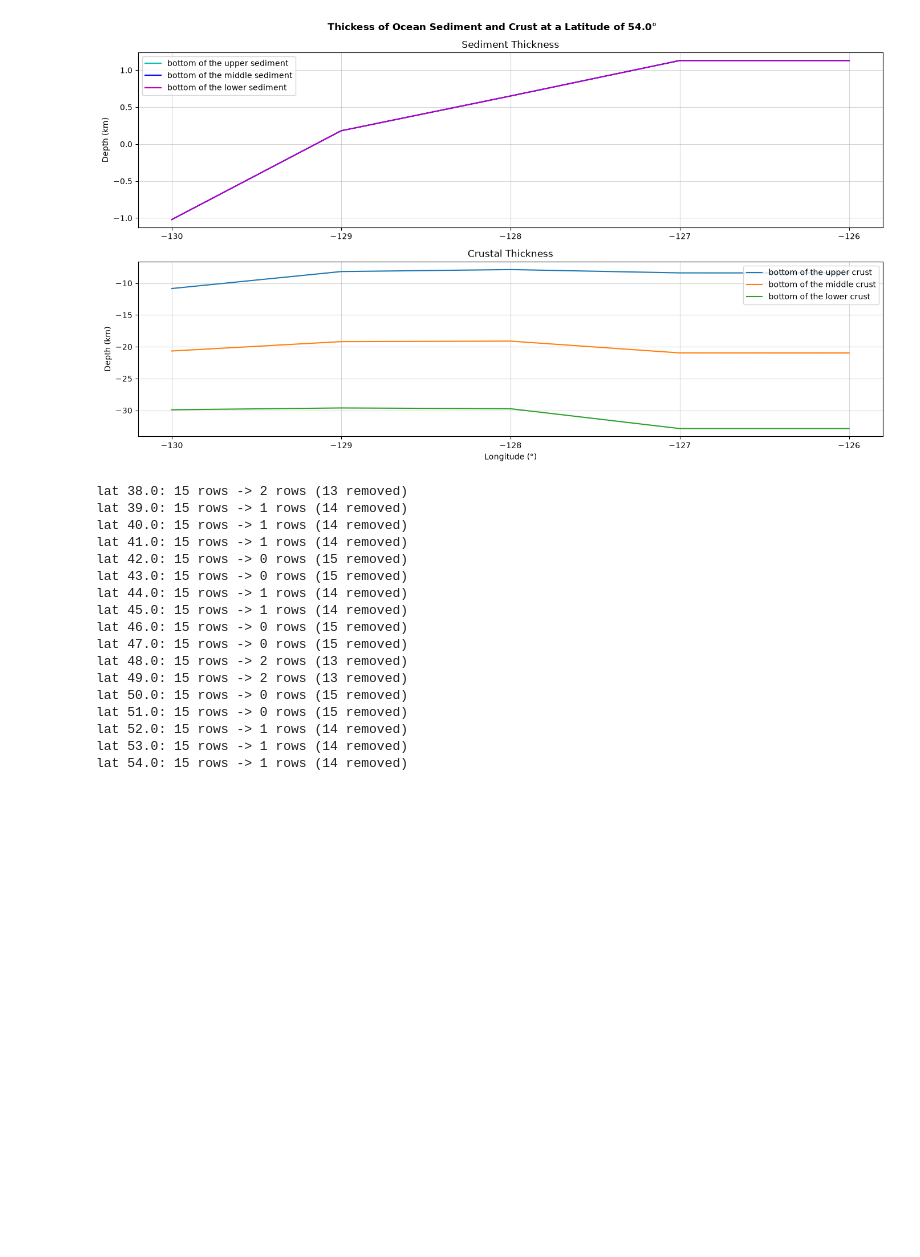
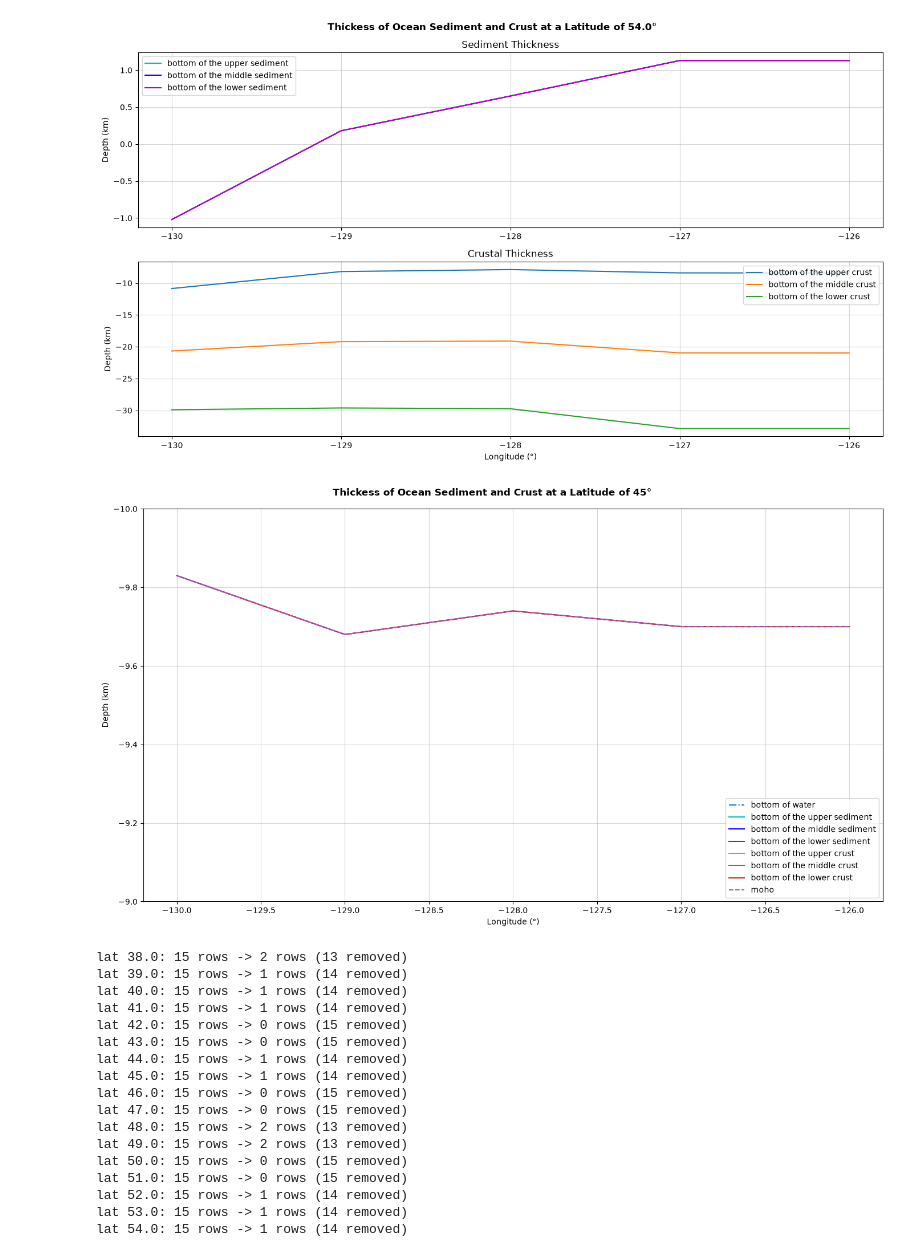
Before and after one commit to sydpas/grav_mag_model, a Jupyter notebook: src/thickness/all_thickness.ipynb, the cells around one changed output. Saved outputs shown, nothing was run; the diff lists cells and outputs as text; code cells hidden in the pictures; blank space fills up the shorter version.

```diff
--- a/src/thickness/all_thickness.ipynb
+++ b/src/thickness/all_thickness.ipynb
@@ -53,6 +56,10 @@ making a dictionary of each latitude with its corrsp long and z
 
 *blc[lat] = df[df['lat'] == lat][['long','z']]* filters the dataframe to only rows where lat equals the current lat value (38 = 38) and then keeps only long and z
 # %%
+bwat = {}
+for lat in dwat['lat'].unique():
+    bwat[lat] = dwat[dwat['lat'] == lat][['long','z']]
+
 bls = {}
 for lat in dls['lat'].unique():
     bls[lat] = dls[dls['lat'] == lat][['long','z']]
@@ -76,6 +83,10 @@ for lat in dm['lat'].unique():
 buc = {}
 for lat in du['lat'].unique():
     buc[lat] = du[du['lat'] == lat][['long','z']]
+
+bmoho = {}
+for lat in dmoho['lat'].unique():
+    bmoho[lat] = dmoho[dmoho['lat'] == lat][['long','z']]
 # %% [markdown]
 now creating a new dataframe (all) made of the long, and then each z for that long at that lat
 # %%
@@ -83,11 +94,12 @@ all = {}
 for lat in bls.keys():
     all[lat]=pd.DataFrame({  # creating a new dataframe
         'long':bls[lat]['long'].values,  # grabs the longitude values for that lat
+        'z_wat':bwat[lat]['z'].values,
         'z_lows':bls[lat]['z'].values,  # grabbing z and so forth
         'z_mids':bms[lat]['z'].values,
         'z_ups':bus[lat]['z'].values,
         'z_lowc':blc[lat]['z'].values,
         'z_midc':bmc[lat]['z'].values,
-        'z_upc':buc[lat]['z'].values})
-
-# print(f'latitude 41: {all[41]}')
+        'z_upc':buc[lat]['z'].values,
+        'z_moho':bmoho[lat]['z'].values})
+print(f'{all[41]}')
@@ -132,6 +162,39 @@ fig.savefig(f"..\\..\\figures\\crust_thickness\\{lat}_latitude.png", dpi=400)
 plt.show()
 # %% [output]
 [figure]
+# %%
+fig, ax = plt.subplots(figsize=(14, 8))
+
+ax.plot(filt_all['long'], filt_all['z_wat'], '-.', label='bottom of water')
+ax.plot(filt_all['long'], filt_all['z_ups'], label='bottom of the upper sediment', c='c')
+ax.plot(filt_all['long'], filt_all['z_mids'], label='bottom of the middle sediment', c='b')
+ax.plot(filt_all['long'], filt_all['z_lows'], label='bottom of the lower sediment', c='m')
+ax.plot(filt_all['long'], filt_all['z_upc'], label='bottom of the upper crust')
+ax.plot(filt_all['long'], filt_all['z_midc'], label='bottom of the middle crust')
+ax.plot(filt_all['long'], filt_all['z_lowc'], label='bottom of the lower crust')
+ax.plot(filt_all['long'], filt_all['z_moho'], '--', label='moho')
+
+
+# ax0.set_xlabel('Longitude')
+# ax0.set_ylim(-4, -3)
+# ax0.set_xlim(-128, -126)
+ax.legend(loc='lower right')
+ax.grid(alpha=0.5)
+
+ax.set_xlabel('Longitude (°)')
+ax.set_ylabel('Depth (km)')
+# x1.set_ylim(np.min(all[lat]['z_lowc'] - 5), 0)
+ax.set_ylim(-9, -10)
+# ax1.set_xlim(-128, -126)
+
+fig.suptitle(f'Thickess of Ocean Sediment and Crust at a Latitude of {lat}°', fontweight='bold')
+plt.tight_layout()
+
+fig.savefig(f"..\\..\\figures\\crust_thickness\\all_{lat}_latitude.png", dpi=400)
+
+plt.show()
+# %% [output]
+[figure, added]
 # %%
 filtered = {}  # for values with sufficient sediment cover (greater than 200m)
 for lat in all.keys():
```
Also changed, not shown: parts of 2 cells of this notebook, 16 other files.
